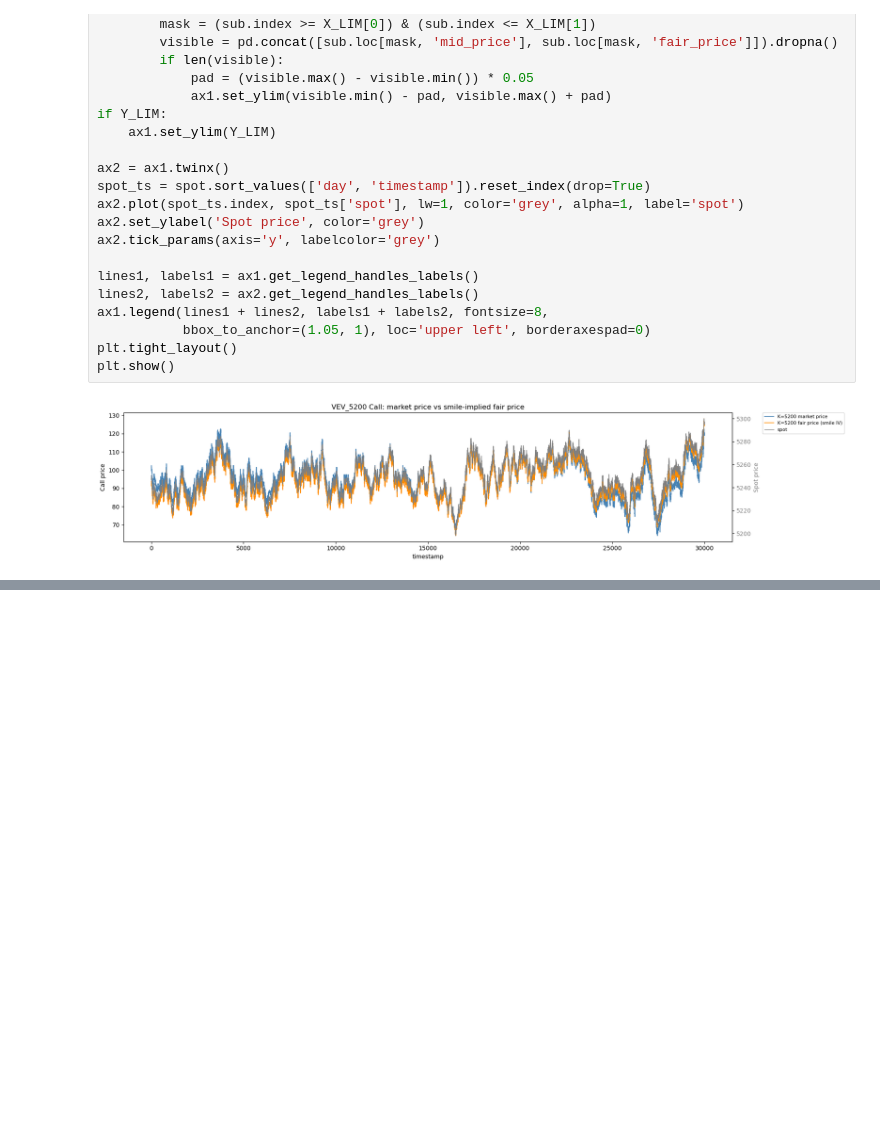
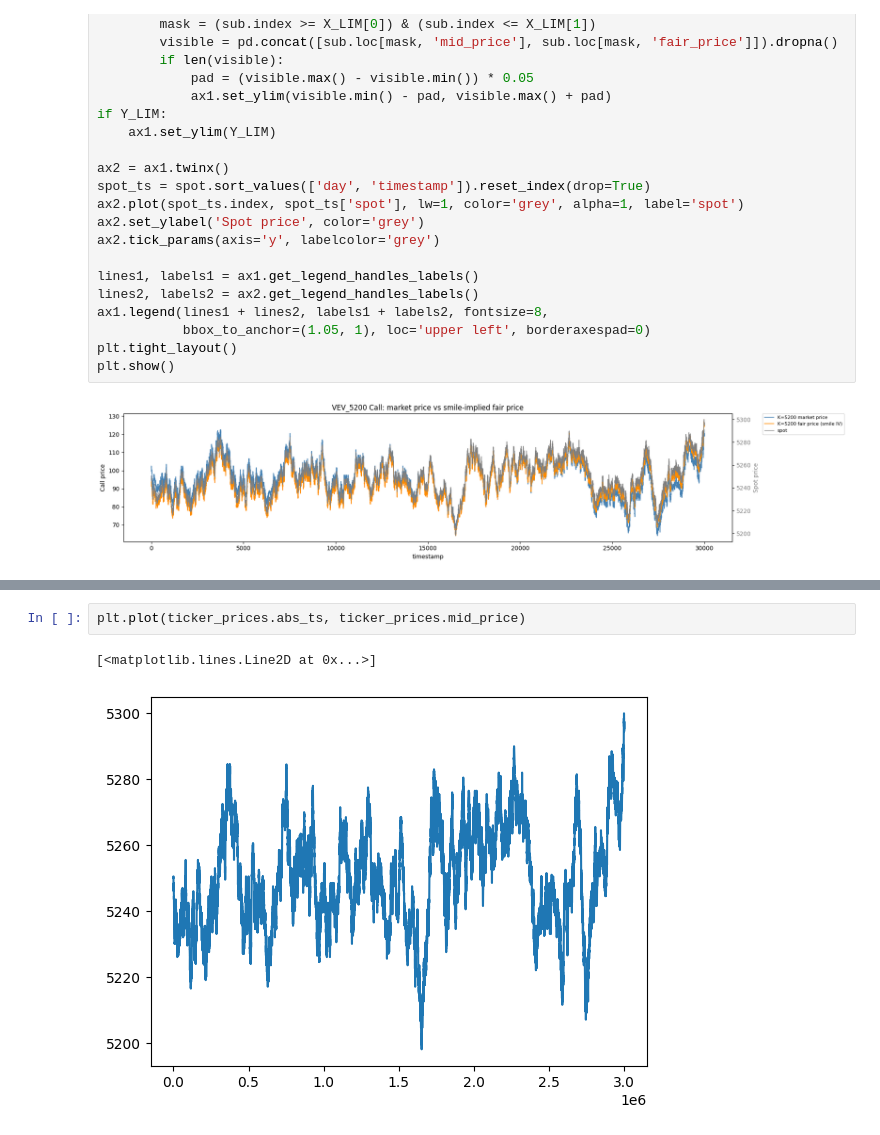
Before and after one commit to nikaslukyanov/kernel_trick, a Jupyter notebook: ROUND3/options.ipynb, the cells around one changed output, grey strips where cells are left out. Drawn from its saved outputs; the diff is of its cells as text; blank space fills up the shorter version.

```diff
--- a/ROUND3/options.ipynb
+++ b/ROUND3/options.ipynb
@@ -279,0 +323,5 @@ plt.show()
+# %%
+plt.plot(ticker_prices.abs_ts, ticker_prices.mid_price)
+# %% [output]
+[<matplotlib.lines.Line2D at 0x...>]
+[figure, added]
```
Also changed, not shown: parts of 7 cells of this notebook, 2 other files.
